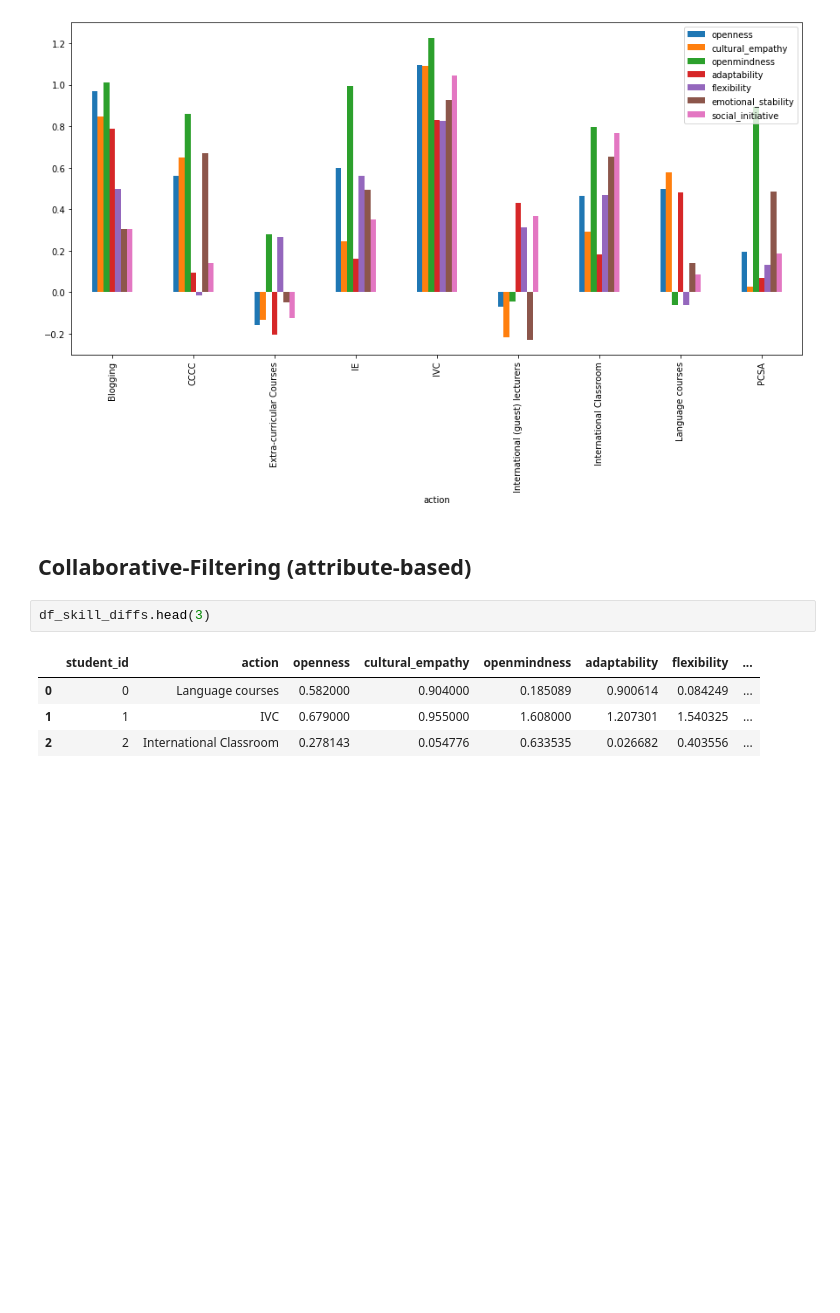
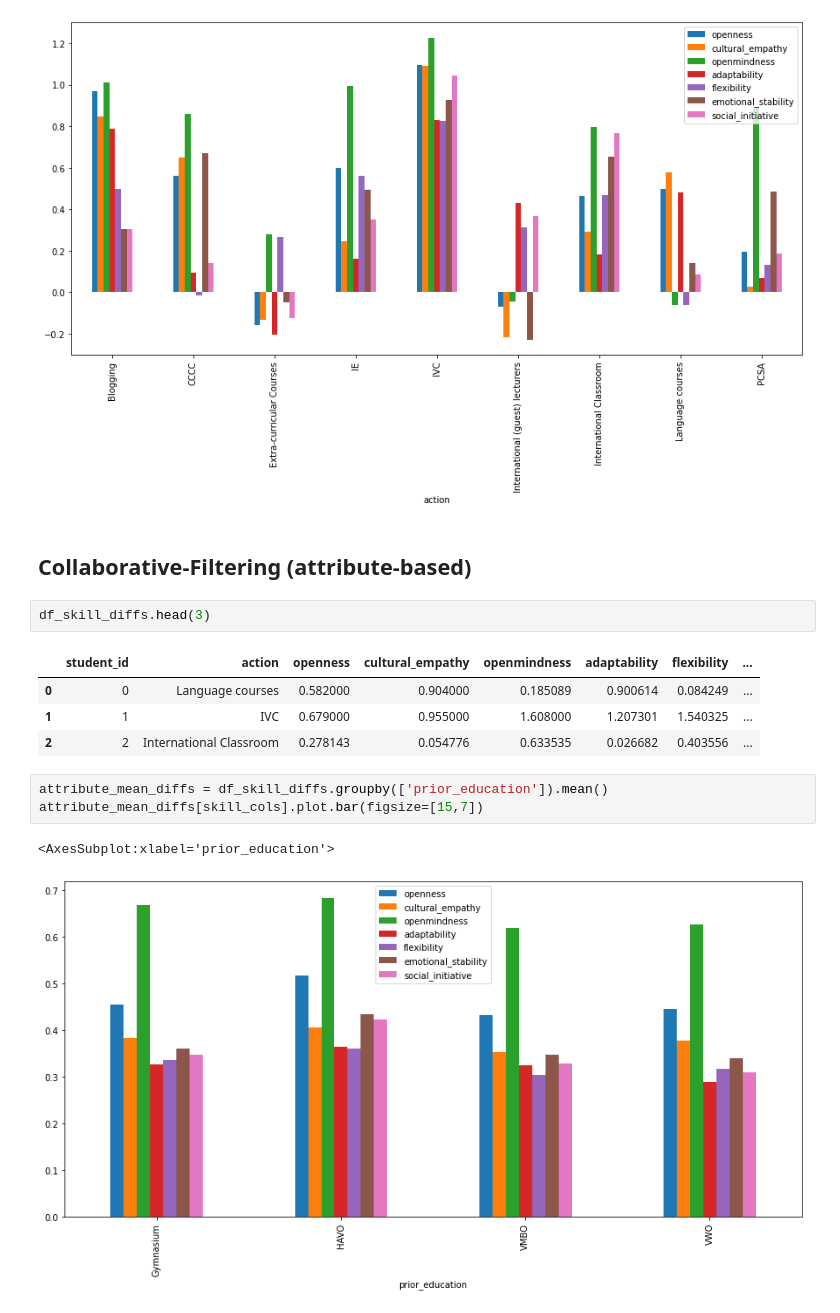
Before and after one commit to RainbowJM/TheSkillConsult, a Jupyter notebook: recommendation_engine.ipynb, the cells around one changed output. Saved outputs shown, nothing was run; the diff lists cells and outputs as text; blank space fills up the shorter version.

```diff
--- a/recommendation_engine.ipynb
+++ b/recommendation_engine.ipynb
@@ -166,3 +166,9 @@ df_skill_diffs.head(3)
 | 0 | 0 | Language courses | 0.582000 | 0.904000 | 0.185089 | 0.900614 | 0.084249 | ... |
 | 1 | 1 | IVC | 0.679000 | 0.955000 | 1.608000 | 1.207301 | 1.540325 | ... |
 | 2 | 2 | International Classroom | 0.278143 | 0.054776 | 0.633535 | 0.026682 | 0.403556 | ... |
+# %%
+attribute_mean_diffs = df_skill_diffs.groupby(['prior_education']).mean()
+attribute_mean_diffs[skill_cols].plot.bar(figsize=[15,7])
+# %% [output]
+<AxesSubplot:xlabel='prior_education'>
+[figure, added]
```
